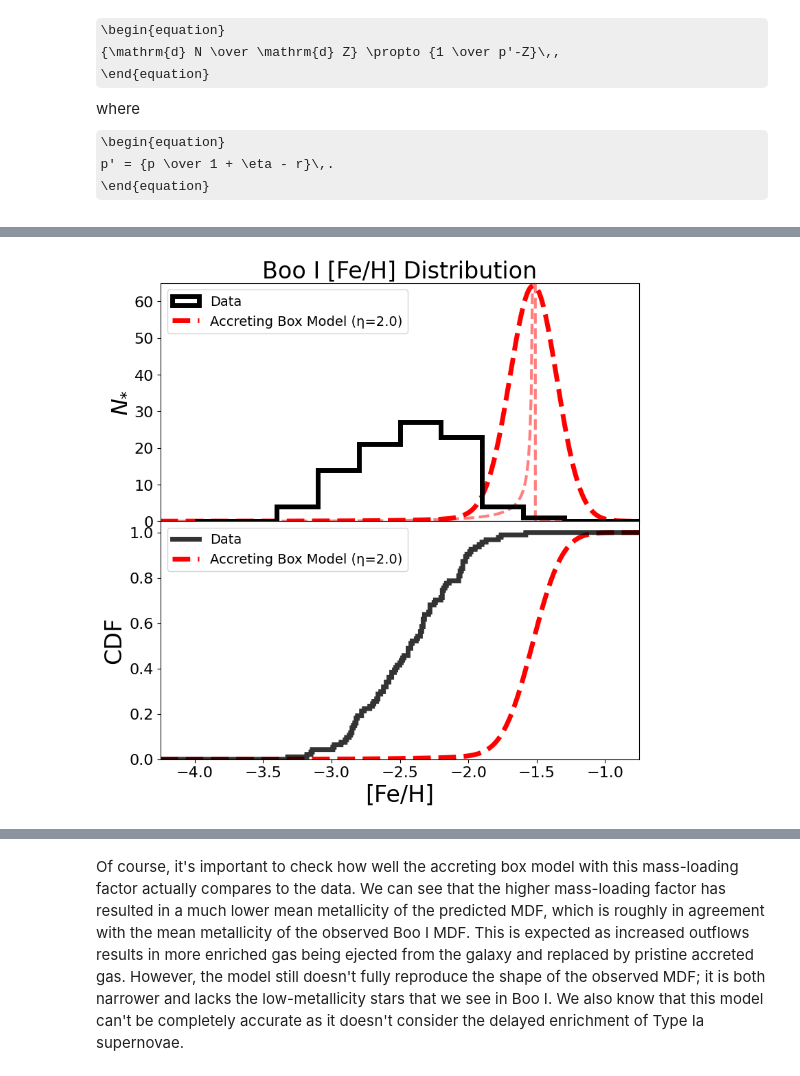
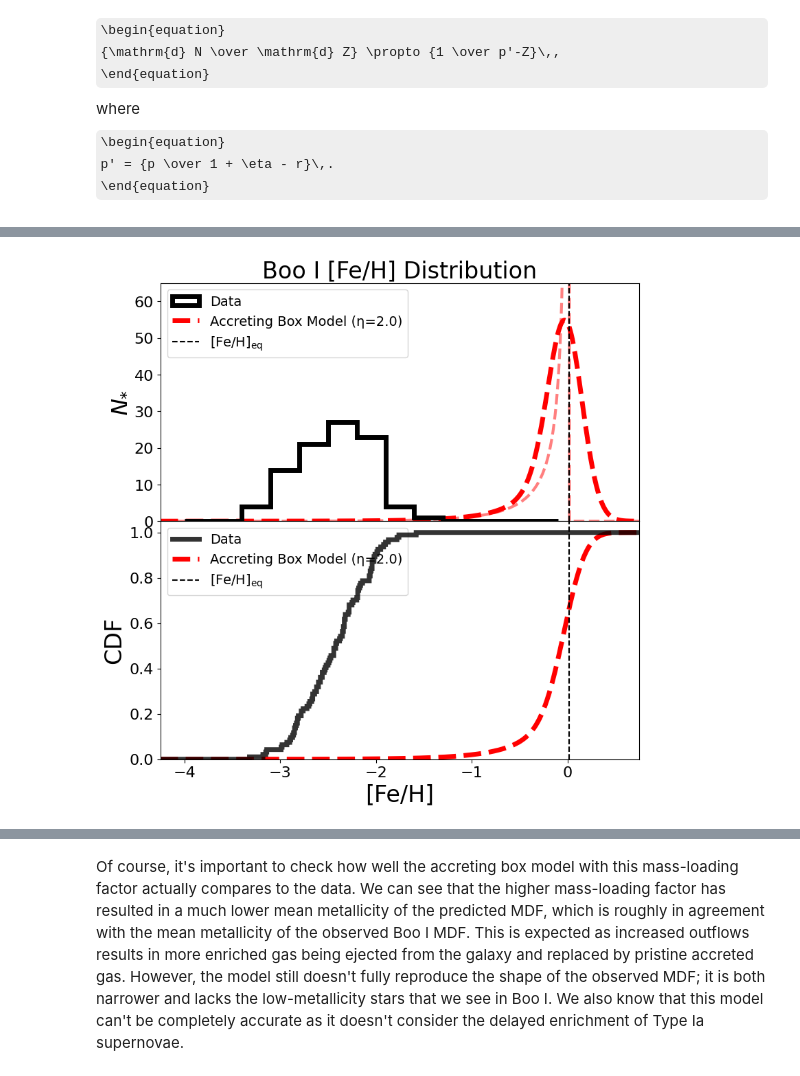
Before and after one commit to NathanSandford/AST1420_ChemEv_Modeling_Tutorials-, a Jupyter notebook: 01_BooI_Example.ipynb, the cells around one changed output, grey strips where cells are left out. Cells and saved outputs as stored; diff of their text form; code cells hidden in the pictures; some formulas as TeX source.

```diff
--- a/01_BooI_Example.ipynb
+++ b/01_BooI_Example.ipynb
@@ -184,7 +184,7 @@ def mhdist_accretingbox(mhs, p, eta, r=0.4, e_mh=0.0, Zsolar=0.014):
     e_mh : float, optional
         Gaussian smoothing to mimic observational uncertainties.
     Zsolar : float, optional
-        Solar metallicity (default is 0.014).
+        Solar metallicity: 0.014 for total. 0.0013 for iron. 0.0056 for magnesium.
     """
     from scipy.ndimage import gaussian_filter1d
     Zs = Zsolar * 10**mhs
@@ -216,10 +228,11 @@ n_star = boo1_df.shape[0]
 # Accreting Box Model
 mdf_accretingbox = mhdist_accretingbox(
     mhs=fine_bins,
-    p=0.0011,
+    p=0.0035,
     e_mh=boo1_df["FeH_err"].median(),
     r=0.4,
     eta=2.0,
+    Zsolar=0.0013,  # Iron solar metallicity
 )
 mdf_accretingbox *= n_star * 0.3
 cmdf_accretingbox = np.cumsum(mdf_accretingbox) * dFeH / 0.3 / n_star
@@ -227,10 +240,11 @@ cmdf_accretingbox = np.cumsum(mdf_accretingbox) * dFeH / 0.3 / n_star
 # Accreting Box Model (no error)
 mdf_accretingbox_noerr = mhdist_accretingbox(
     mhs=fine_bins,
-    p=0.0011,
+    p=0.0035,
     e_mh=0.0,
     r=0.4,
     eta=2.0,
+    Zsolar=0.0013,  # Iron solar metallicity
 )
 mdf_accretingbox_noerr *= n_star * 0.3
 cmdf_accretingbox_noerr = np.cumsum(mdf_accretingbox_noerr) * dFeH / 0.3 / n_star
@@ -264,6 +278,13 @@ ax1.plot(
     ls='--',
     alpha=0.5,
 )
+# Equilibrium Metallicity
+ax1.axvline(
+    np.log10(0.0035 / (1 + 2.0 - 0.4)) - np.log10(0.0013),
+    c='k',
+    ls='--',
+    label=r'$\mathrm{[Fe/H]}_\mathrm{eq}$',
+)
 
 # Plot CMDF
 # Data
@@ -279,35 +300,42 @@ ax2.stairs(
     lw=5,
     ls="-",
     alpha=0.8,
     label="Data",
     zorder=100,
 )
 # Accreting Box Model
 ax2.plot(
     fine_bins,
     cmdf_accretingbox,
     c='r',
     lw=5,
     ls='--',
     label="Accreting Box Model (η=2.0)",
 )
+# Equilibrium Metallicity
+ax2.axvline(
+     np.log10(0.0035 / (1 + 2.0 - 0.4)) - np.log10(0.0013),
+    c='k',
+    ls='--',
+    label=r'$\mathrm{[Fe/H]}_\mathrm{eq}$',
+)
 
 ax1.set_title("Boo I [Fe/H] Distribution", fontsize=24)
 ax1.set_ylabel(r"$N_{*}$", fontsize=24)
 ax2.set_xlabel("[Fe/H]", fontsize=24)
 ax2.set_ylabel(r"CDF", fontsize=24)
-ax1.set_xlim(-4.25, -0.75)
+ax1.set_xlim(-4.25, 0.75)
 ax1.set_ylim(0, 65)
 ax2.set_ylim(0, 1.05)
 ax1.tick_params("x", labelsize=0)
 ax1.tick_params("y", labelsize=16)
 ax2.tick_params("both", labelsize=16)
 ax1.legend(fontsize=14, loc="upper left")
 ax2.legend(fontsize=14, loc="upper left")
 
 plt.show()
 # %% [output]
-[figure, old version]
+[figure, new version]
 # %% [markdown]
 ## Fitting to the Data
 
```
Also changed, not shown: parts of 24 cells of this notebook.
